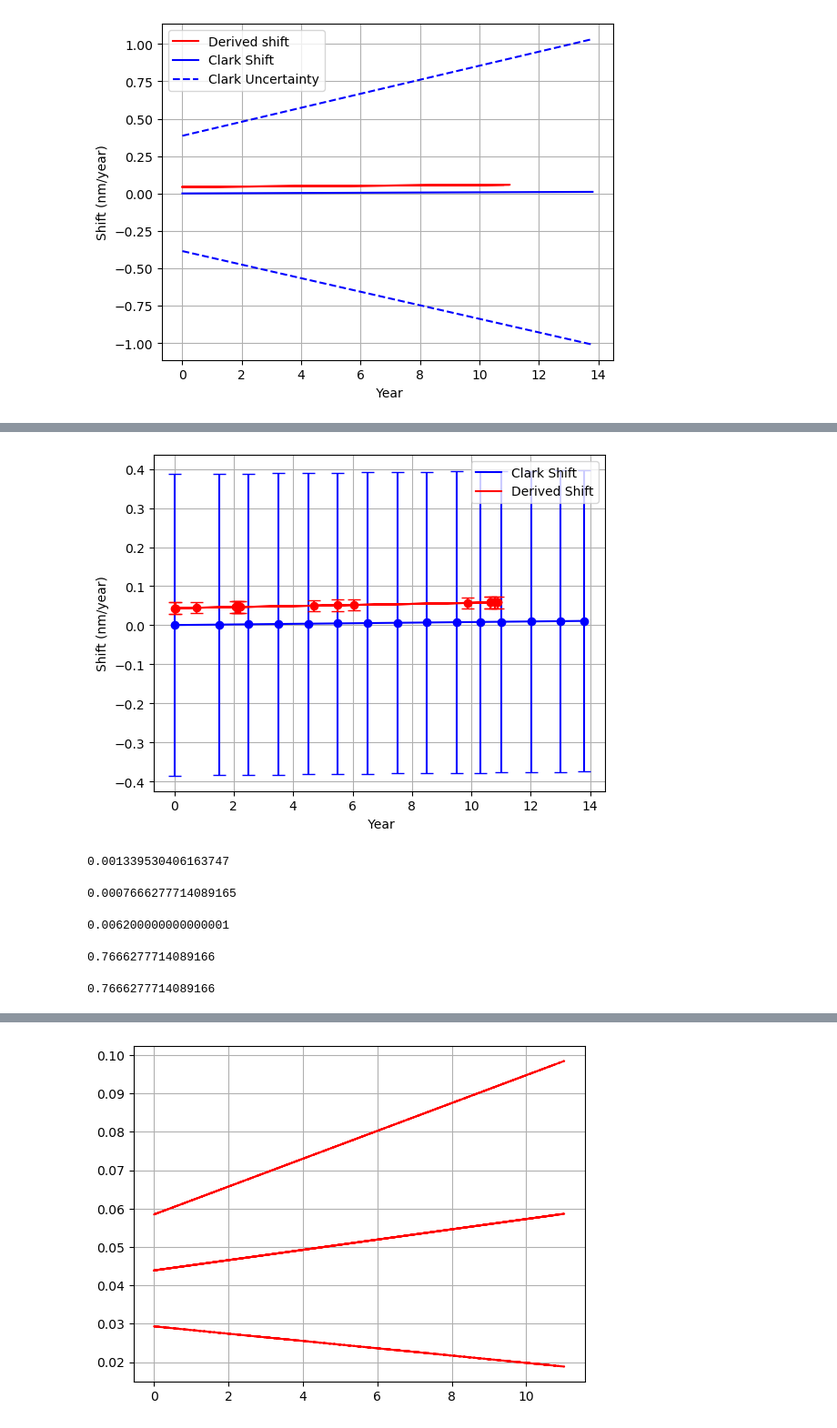
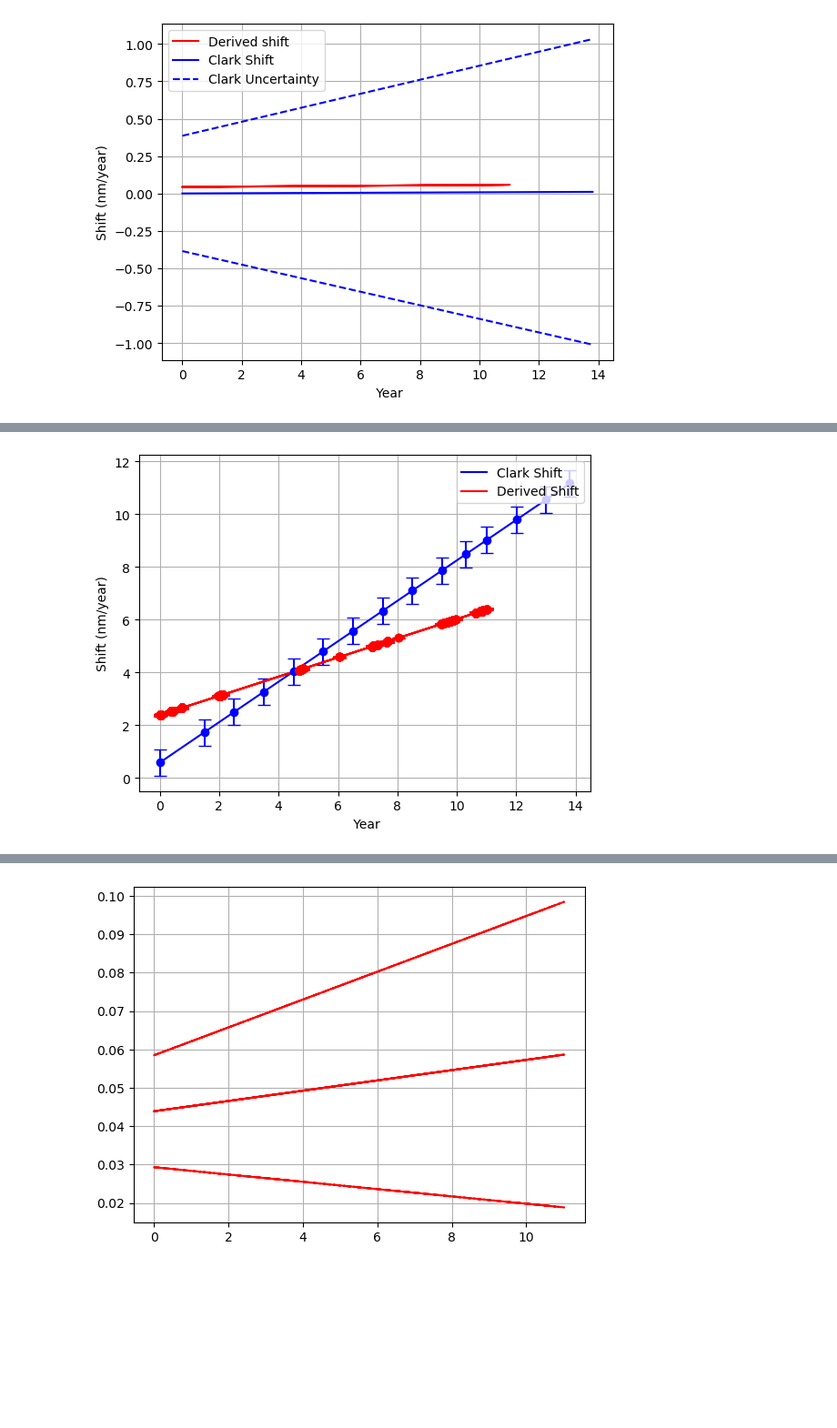
Before and after one commit to lucaslibshutz/spectralResearch, a Jupyter notebook: unc_calc_3.ipynb, the cells around one changed output, grey strips where cells are left out. Shown at 91% size. Saved outputs shown, nothing was run; the diff lists cells and outputs as text; code cells hidden in the pictures; blank space fills up the shorter version.

```diff
--- a/unc_calc_3.ipynb
+++ b/unc_calc_3.ipynb
@@ -229,7 +237,10 @@ m_shifts = np.asarray(m_shifts,dtype=list)
 # %%
 %matplotlib inline
 x = (total_arr[:,0]-total_arr[0,0])/365
-plt.plot(x,m_shifts[:,0],'.')
+for i,y in enumerate(x):
+    if (y != x[8149]):
+        plt.plot(y,m_shifts[i,0],'.')
+plt.xlabel("years")
 plt.ylim([2.0,2.05])
 plt.show()
 # %% [output]
@@ -272,3 +285,10 @@ plt.savefig("C:/Users/lucas/Downloads/shift_fig_3.png",bbox_inches='tight',dpi=3
 plt.show()
 # %% [output]
 [figure]
+# %%
+m_shifts2 = []
+year_vec_2 = []
+for i,shift in enumerate((m_shifts[:,0]-m_shifts[0,0])):
+    if (np.abs(x[i]-x[8149])>.1):
+        m_shifts2.append(shift)
+        year_vec_2.append(x[i])
@@ -274,0 +299,11 @@ plt.show()
+# %%
+m_shifts2 = []
+year_vec_2 = []
+for i,shift in enumerate((m_shifts[:,0]-m_shifts[0,0])):
+    if (np.abs(x[i]-x[8149])>.1):
+        if (np.abs(x[i]-x[3879])>.1):
+            m_shifts2.append(shift*1000)
+            year_vec_2.append(x[i])
+
+m_shifts2 = np.asarray(m_shifts2)
+year_vec_2 = np.asarray(year_vec_2)
@@ -275,50 +323,38 @@ plt.show()
 # %%
 #Plot the same thing as above with error bars
 
 %matplotlib inline
 
 x = (total_arr[:,0]-total_arr[0,0])/365
 
 
 x2 = (date_vector-date_vector[0])/365
-clark_fit,cov2 = curve_fit(line,x2,shift_vals,p0=(1,0),absolute_sigma=True,sigma=np.ones(len(shift_vals)))
-err2 = np.sqrt(np.diag(cov2))
+clark_fit,cov2 = curve_fit(line,x2,shift_vals*1000,p0=(1,0),absolute_sigma=True,sigma=np.ones(len(shift_vals)))
+# err2 = np.sqrt(np.diag(cov2))
+
 plt.plot(x2,line(x2,clark_fit[0],clark_fit[1]),'b',label='Clark Shift')
-plt.errorbar(x2[::2],line(x2[::2],clark_fit[0],clark_fit[1]),yerr=err2[1],fmt='o',color='blue',capsize=5)
+plt.errorbar(x2[::2],line(x2[::2],clark_fit[0],clark_fit[1]),yerr=0.5,fmt='o',color='blue',capsize=5)
+
+#Red stuff
 
 
-line_fit,cov = curve_fit(line,x,m_shifts[:,0],p0=(1,0),absolute_sigma=True,sigma=np.ones(len(m_shifts)))
+
+line_fit,cov = curve_fit(line,year_vec_2,m_shifts2,p0=(1,0),absolute_sigma=True,sigma=np.ones(len(m_shifts2)))
 err = np.sqrt(np.diag(cov))
-plt.plot(x,line(x,line_fit[0],line_fit[1]-2),'r',label='Derived Shift')
-plt.errorbar(x[::903],line(x[::903],line_fit[0],line_fit[1]-2),yerr=err[1],fmt='o',capsize=5,color='red')
+
+#Plotting my derived shift
+
+plt.plot(year_vec_2,-1*line(year_vec_2,line_fit[0],line_fit[1]),'r',label='Derived Shift')
+
+plt.errorbar(year_vec_2,-1*line(year_vec_2,line_fit[0],line_fit[1]),yerr=err[1],fmt='o',capsize=5,color='red')
 
 plt.grid()
 plt.legend(loc='upper right')
 
 plt.xlabel(" Year")
 plt.ylabel("Shift (nm/year)")
 
 plt.savefig("C:/Users/lucas/Downloads/shift_fig_new.png",bbox_inches='tight',dpi=300)
 plt.show()
 # %% [output]
-[figure, old version]
+[figure, new version]
-# %%
-line_fit[0]
-# %% [output]
-0.001339530406163747
-# %%
-clark_fit[0]
-# %% [output]
-0.0007666277714089165
-# %%
-np.average(shift_vals)
-# %% [output]
-0.006200000000000001
-# %%
-clark_fit[0] * 1000
-# %% [output]
-0.7666277714089166
-# %%
-clark_fit[0] * 1000
-# %% [output]
-0.7666277714089166
```
Also changed, not shown: parts of 14 cells of this notebook.
